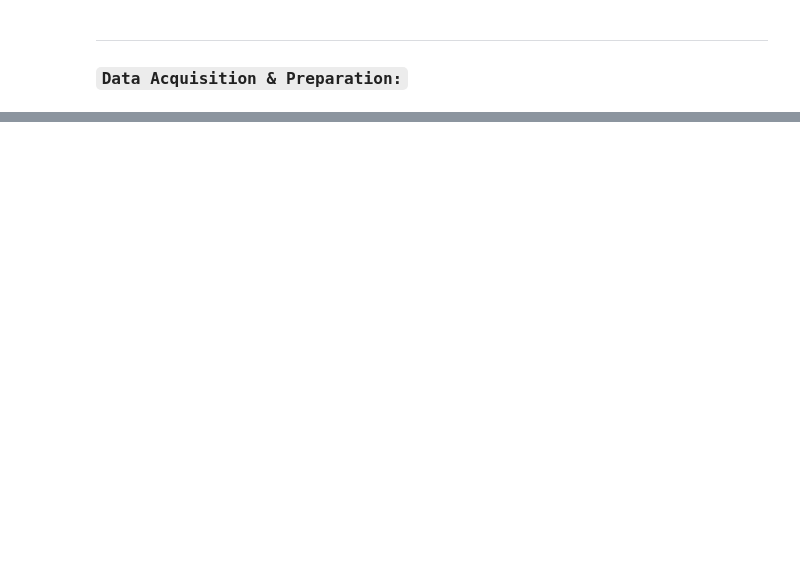
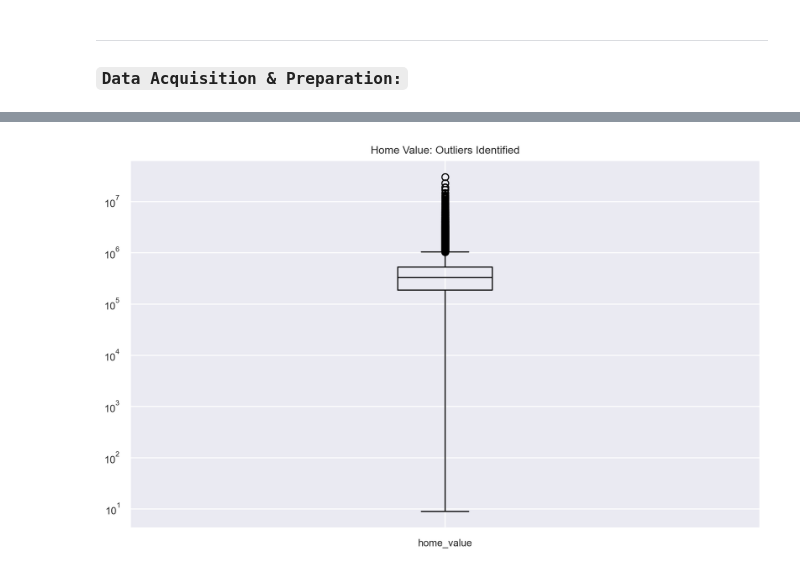
Before and after one commit to mijailmariano/regression-exercises, a Jupyter notebook: regression_scrapbook.ipynb, the cells around one changed output, grey strips where cells are left out. Saved outputs shown, nothing was run; the diff lists cells and outputs as text; code cells hidden in the pictures; blank space fills up the shorter version.

```diff
--- a/regression_scrapbook.ipynb
+++ b/regression_scrapbook.ipynb
@@ -202,0 +331,5 @@ zillow_df.head()
+# %%
+# creating new dataframe for exploration:
+
+df = zillow_df[exploration_cols]
+df.info()
@@ -202,0 +608,10 @@ zillow_df.head()
+# %%
+# box plot where outliers are present
+plt.figure(figsize = (10, 6))
+df.boxplot(column = "home_value", color = "black")
+
+plt.semilogy()
+plt.title("Home Value: Outliers Identified")
+plt.show()
+# %% [output]
+[figure, added]
```
Also changed, not shown: parts of 39 cells of this notebook, 1 other file.
